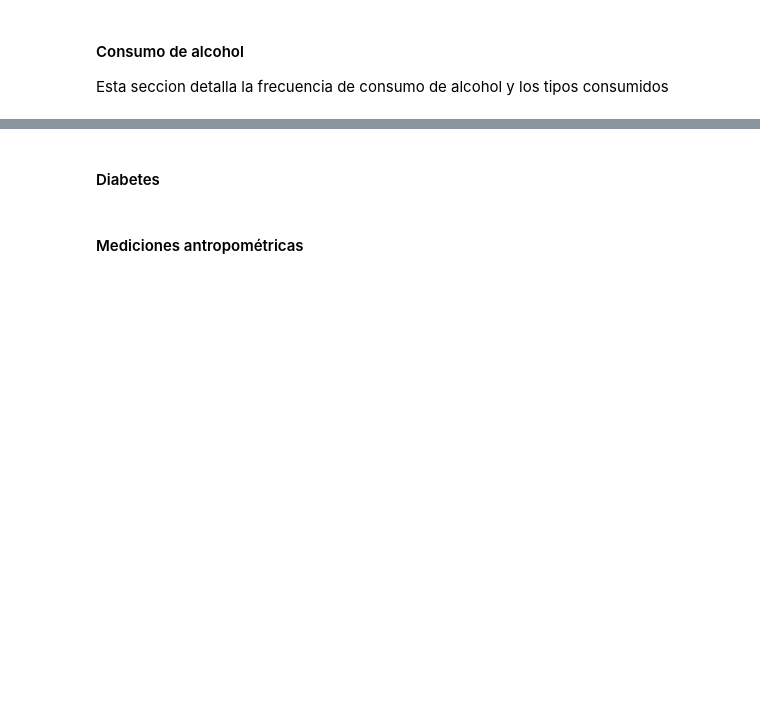
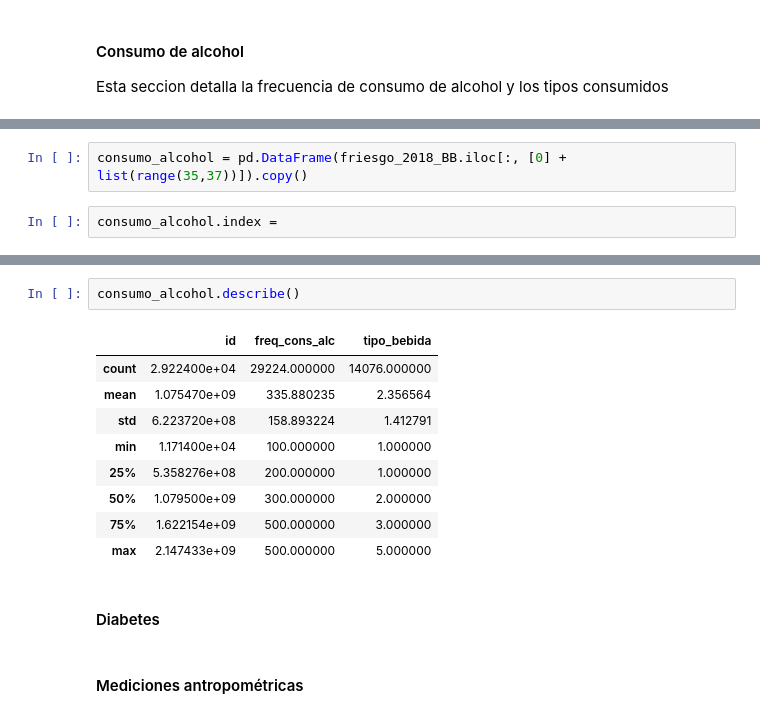
Before and after one commit to Data-Science-YPF/factores_riesgo, a Jupyter notebook: analisisBD.ipynb, the cells around one changed output, grey strips where cells are left out. Cells and saved outputs as stored; diff of their text form; blank space fills up the shorter version.

```diff
--- a/analisisBD.ipynb
+++ b/analisisBD.ipynb
@@ -162,0 +299,4 @@ Esta seccion detalla la frecuencia de consumo de alcohol y los tipos consumidos
+# %%
+consumo_alcohol = pd.DataFrame(friesgo_2018_BB.iloc[:, [0] + list(range(35,37))]).copy()
+# %%
+consumo_alcohol.index =
@@ -163,3 +311,15 @@ Esta seccion detalla la frecuencia de consumo de alcohol y los tipos consumidos
+# %%
+consumo_alcohol.describe()
+# %% [output]
+|  | id | freq_cons_alc | tipo_bebida |
+| count | 2.922400e+04 | 29224.000000 | 14076.000000 |
+| mean | 1.075470e+09 | 335.880235 | 2.356564 |
+| std | 6.223720e+08 | 158.893224 | 1.412791 |
+| min | 1.171400e+04 | 100.000000 | 1.000000 |
+| 25% | 5.358276e+08 | 200.000000 | 1.000000 |
+| 50% | 1.079500e+09 | 300.000000 | 2.000000 |
+| 75% | 1.622154e+09 | 500.000000 | 3.000000 |
+| max | 2.147433e+09 | 500.000000 | 5.000000 |
 # %% [markdown]
 #### Diabetes
 # %% [markdown]
```
Also changed, not shown: parts of 21 cells of this notebook.
